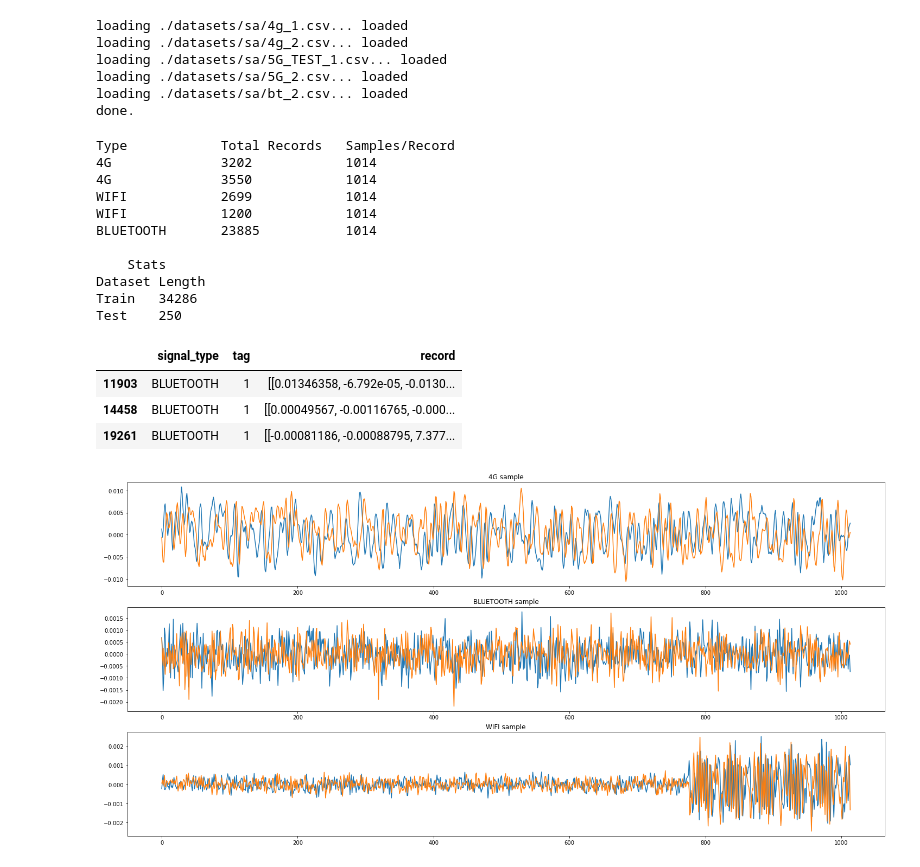
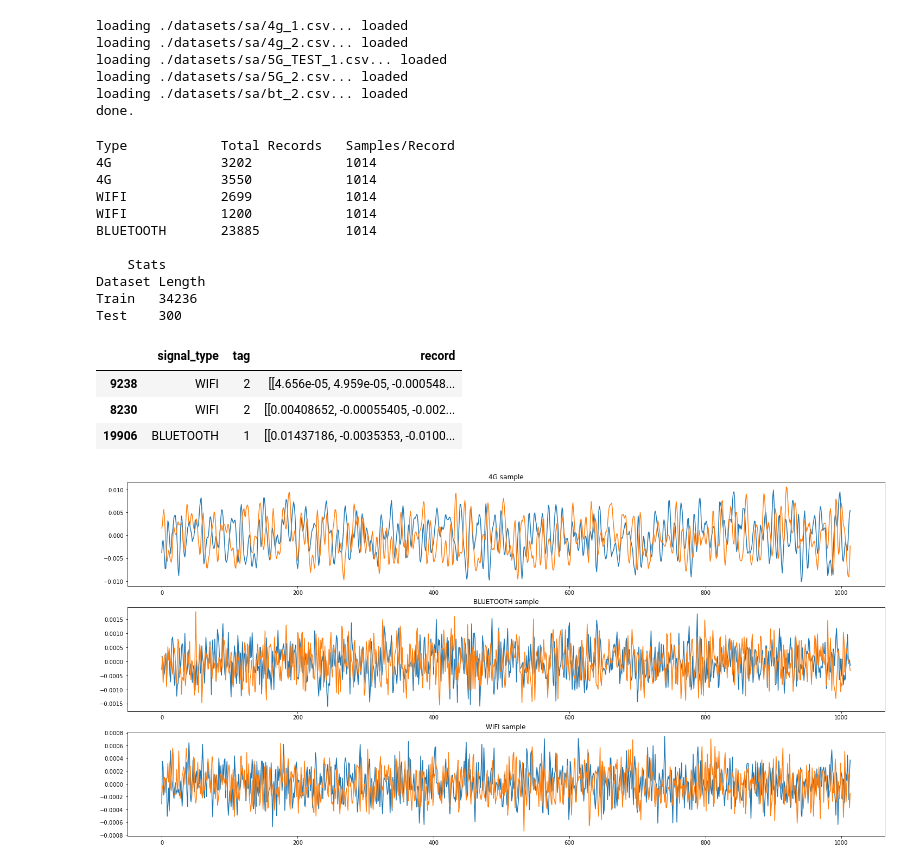
Before and after one commit to yakisoap-bar/internship-stuff, a Jupyter notebook: SA_resnet.ipynb, the cells around one changed output. Saved outputs shown, nothing was run; the diff lists cells and outputs as text; code cells hidden in the pictures.

```diff
--- a/SA_resnet.ipynb
+++ b/SA_resnet.ipynb
@@ -77,10 +78,9 @@ done.
 # %%
 # split dataset(s) into records, extract test dataset
 train = []
-test = []
 
 # number of test records to extract
-ntest = 50
+ntest = 100
 
 print(f'Type\t\tTotal Records\tSamples/Record')
 for i in range(len(datasets)):
@@ -95,15 +95,13 @@ for i in range(len(datasets)):
         # extract sample length worth of samples for each record, then transpose for easier access later
         record = datasets[i].iloc[(nsamples * j):(nsamples * (j+1))].values.T
 
-        # extract first <ntest> records
-        if j < ntest:
-            test.append([ds_order[i], signal_tags[ds_order[i]], record])
-        else:
-            train.append([ds_order[i], signal_tags[ds_order[i]], record])
+        # add processed record to list
+        train.append([ds_order[i], signal_tags[ds_order[i]], record])
 
-# convert lists into dataframes for later use, randomise
-df_train = pd.DataFrame(train, columns=['signal_type', 'tag', 'record']).sample(frac=1)
-df_test = pd.DataFrame(test, columns=['signal_type', 'tag', 'record']).sample(frac=1)
+# convert list into dataframes for later use, randomise, extract test records
+df_train = pd.DataFrame(train, columns=['signal_type', 'tag', 'record']).sample(frac=1, random_state=42)
+df_test = df_train.groupby('signal_type', group_keys=False).apply(lambda df: df.head(ntest)).sample(frac=1, random_state=42)
+df_train = df_train.drop(df_test.index)
 
 # print dataset statistics
 print(f'\n{"Stats":^13}')
@@ -120,15 +118,15 @@ BLUETOOTH       23885           1014
 
     Stats
 Dataset Length
-Train   34286
-Test    250
+Train   34236
+Test    300
 # %%
-df_train.head(3)
+df_test.head(3)
 # %% [output]
 |  | signal_type | tag | record |
-| 11903 | BLUETOOTH | 1 | [[0.01346358, -6.792e-05, -0.0130... |
-| 14458 | BLUETOOTH | 1 | [[0.00049567, -0.00116765, -0.000... |
-| 19261 | BLUETOOTH | 1 | [[-0.00081186, -0.00088795, 7.377... |
+| 9238 | WIFI | 2 | [[4.656e-05, 4.959e-05, -0.000548... |
+| 8230 | WIFI | 2 | [[0.00408652, -0.00055405, -0.002... |
+| 19906 | BLUETOOTH | 1 | [[0.01437186, -0.0035353, -0.0100... |
 # %%
 # plot some sample signals
 fig1 = plt.figure(1, figsize=(25, 12))
@@ -145,7 +143,7 @@ for i, key in enumerate(list(signal_tags.keys())):
 
 plt.show()
 # %% [output]
-[figure, old version]
+[figure, new version]
 # %%
 # define one hot encode function
 def one_hot(arr, n_cat):
```
Also changed, not shown: parts of 8 cells of this notebook, 1 other file.
